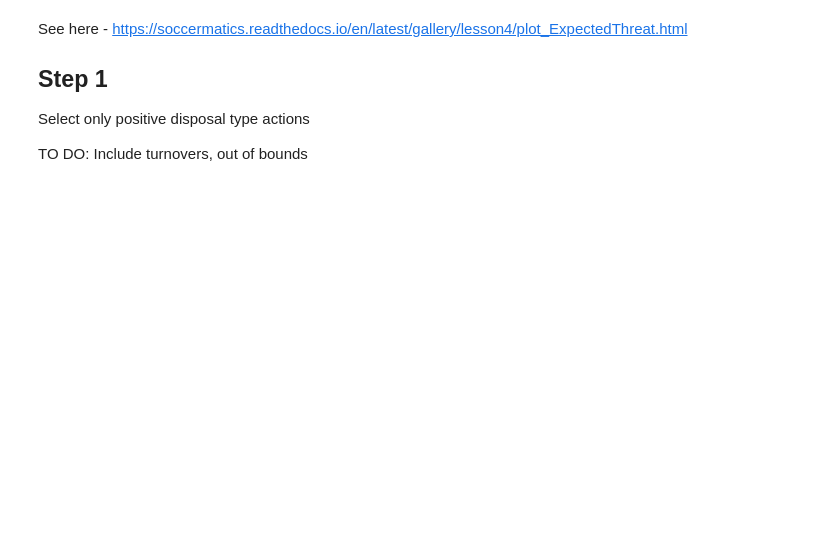
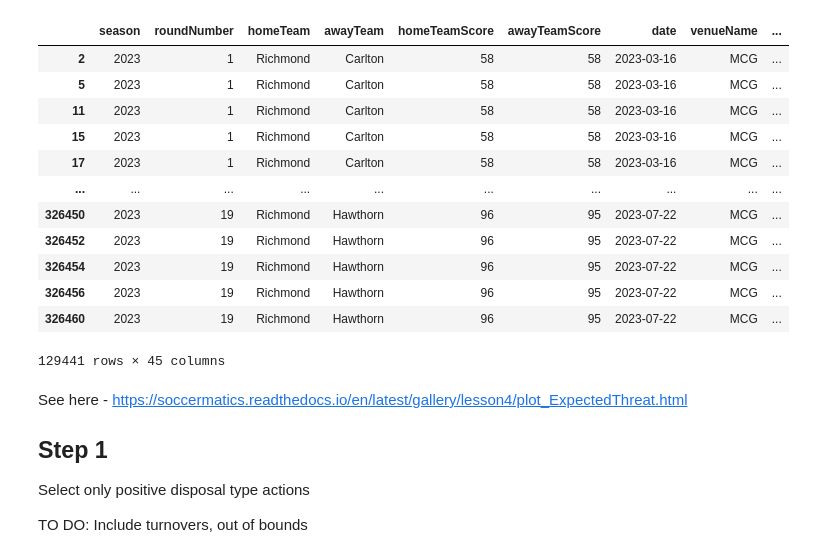
Before and after one commit to davescroggs/xThreat, a Jupyter notebook: python/shot_prob.ipynb, the cells around one changed output. Drawn from its saved outputs; the diff is of its cells as text; code cells hidden in the pictures; blank space fills up the shorter version.

```diff
--- a/python/shot_prob.ipynb
+++ b/python/shot_prob.ipynb
@@ -57,6 +57,7 @@ chains_processed['y'] = np.where(chains_processed.description == "Goal", 0, chai
 chains_processed['x_next'] = chains_processed.groupby(['season', 'roundNumber', 'homeTeam', 'period'], as_index=False)['x'].shift(-1)
 chains_processed['y_next'] = chains_processed.groupby(['season', 'roundNumber', 'homeTeam', 'period'], as_index=False)['y'].shift(-1)
 
+# 3. Reverse position for turnovers
 finCondList = ((chains_processed.description == 'Spoil') & (~chains_processed.playingFor.shift(-1).isnull()) & \
     (~chains_processed.playingFor.shift(1).eq(chains_processed.playingFor.shift(-1)))) | \
     (chains_processed.possChng & chains_processed.finalPos & \
@@ -71,16 +72,16 @@ fCondTemp = [(chains_processed.description == 'Spoil') &  (~chains_processed.pla
               (~chains_processed.description.isin(['Out On Full', 'Out On Full After Kick'])) & \
               (chains_processed.description.shift(-1) != 'Spoil'))]
 
-chains_processed = chains_processed.assign(x_next = np.where(finCondList, -chains_processed.x_next, chains_processed.x_next),
-                                           y_next = np.where(finCondList, -chains_processed.y_next, chains_processed.y_next),
-                                           Cond2 = np.select(fCondTemp, ['TO1', 'TO2'], 'Def'))
+# chains_processed = chains_processed.assign(x_next = np.where(finCondList, -chains_processed.x_next, chains_processed.x_next),
+#                                            y_next = np.where(finCondList, -chains_processed.y_next, chains_processed.y_next),
+#                                            Cond2 = np.select(fCondTemp, ['TO1', 'TO2'], 'Def'))
 
 # 3. Set kickin as middle of the goal square
 chains_processed['x'] = np.where(chains_processed.description.str.contains('Kickin') & chains_processed.description.shift(1).isin(['Goal', 'Behind']), -venueLength + 5, chains_processed.x)
 chains_processed['y'] = np.where(chains_processed.description.str.contains('Kickin') & chains_processed.description.shift(1).isin(['Goal', 'Behind']), 0, chains_processed.y)
 
 # 4. Remove game events
-game_events = ['Out On Full After Kick', 'Out of Bounds', 'Ball Up Call', 'Goal', 'Behind','Kick Inside 50 Result', 'OOF Kick In']
+game_events = ['Out On Full After Kick', 'Out On Full', 'Out of Bounds', 'Ball Up Call', 'Goal', 'Behind','Kick Inside 50 Result', 'OOF Kick In']
 
 chains_processed = chains_processed[~chains_processed.description.isin(game_events)]
 
@@ -121,5 +122,21 @@ disposal_actions = ['Kick', 'Handball', 'Spoil','Ground Kick', 'Kickin short', '
 
 movement_df = chains_processed[chains_processed.description.isin(disposal_actions)]
+# %%
+movement_df
+# %% [output]
+|  | season | roundNumber | homeTeam | awayTeam | homeTeamScore | awayTeamScore | date | venueName | ... |
+| 2 | 2023 | 1 | Richmond | Carlton | 58 | 58 | 2023-03-16 | MCG | ... |
+| 5 | 2023 | 1 | Richmond | Carlton | 58 | 58 | 2023-03-16 | MCG | ... |
+| 11 | 2023 | 1 | Richmond | Carlton | 58 | 58 | 2023-03-16 | MCG | ... |
+| 15 | 2023 | 1 | Richmond | Carlton | 58 | 58 | 2023-03-16 | MCG | ... |
+| 17 | 2023 | 1 | Richmond | Carlton | 58 | 58 | 2023-03-16 | MCG | ... |
+| ... | ... | ... | ... | ... | ... | ... | ... | ... | ... |
+| 326450 | 2023 | 19 | Richmond | Hawthorn | 96 | 95 | 2023-07-22 | MCG | ... |
+| 326452 | 2023 | 19 | Richmond | Hawthorn | 96 | 95 | 2023-07-22 | MCG | ... |
+| 326454 | 2023 | 19 | Richmond | Hawthorn | 96 | 95 | 2023-07-22 | MCG | ... |
+| 326456 | 2023 | 19 | Richmond | Hawthorn | 96 | 95 | 2023-07-22 | MCG | ... |
+| 326460 | 2023 | 19 | Richmond | Hawthorn | 96 | 95 | 2023-07-22 | MCG | ... |
+129441 rows × 45 columns
 # %% [markdown]
 See here - https://soccermatics.readthedocs.io/en/latest/gallery/lesson4/plot_ExpectedThreat.html
 
```
Also changed, not shown: parts of 11 cells of this notebook.
